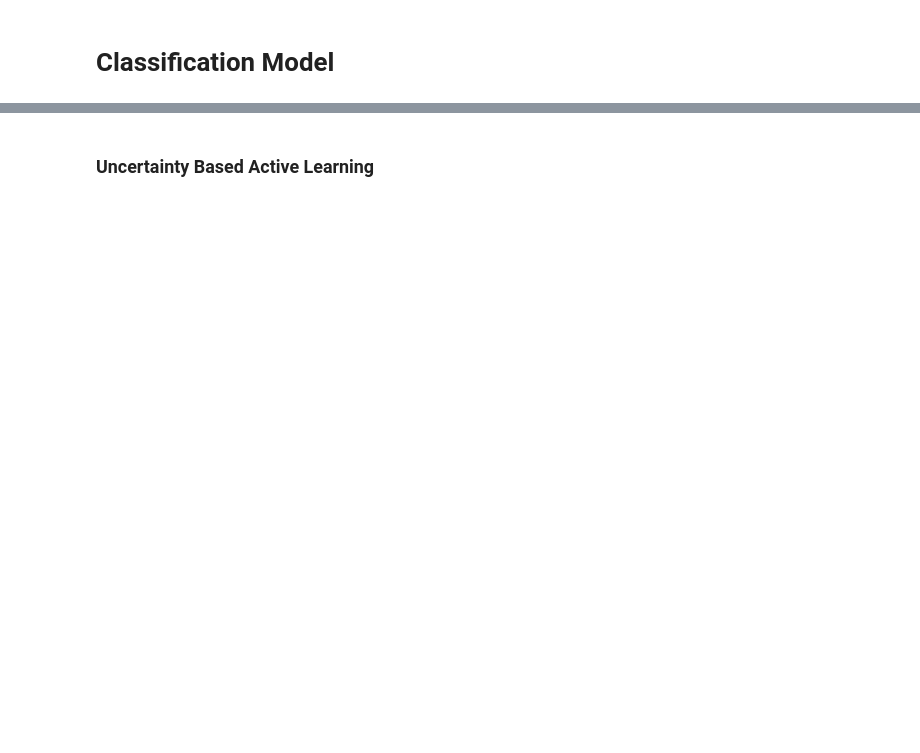
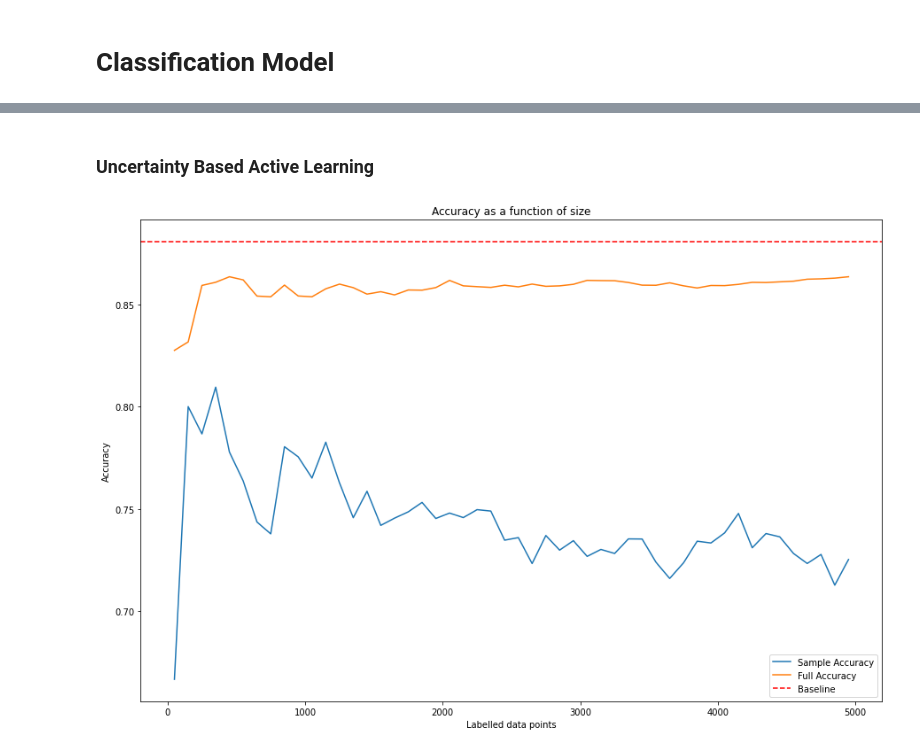
Before and after one commit to giorgiodemarchi/Duality-Based-Active-Learning, a Jupyter notebook: model.ipynb, the cells around one changed output, grey strips where cells are left out. Saved outputs shown, nothing was run; the diff lists cells and outputs as text; code cells hidden in the pictures; blank space fills up the shorter version.

Commit message:
first active learnings

```diff
--- a/model.ipynb
+++ b/model.ipynb
@@ -101,2 +97,2 @@ plt.show()
 # %% [markdown]
-### Uncertainty Based Active Learning
+### **Uncertainty Based Active Learning**
@@ -102,0 +131,22 @@ plt.show()
+# %%
+accuracies_df = pd.DataFrame(accuracies).T
+accuracies_df.columns = ['Sample Accuracy', 'Full Accuracy']
+# %%
+import matplotlib.pyplot as plt
+
+plt.figure(figsize=(15,10))
+
+plt.plot(accuracies_df.reset_index()['index'], accuracies_df['Sample Accuracy'], label='Sample Accuracy')
+plt.plot(accuracies_df.reset_index()['index'], accuracies_df['Full Accuracy'], label='Full Accuracy')
+
+# Baseline accuracy
+plt.axhline(y=baseline_accuracy, color='r', linestyle='--', label='Baseline')
+
+plt.legend()
+plt.title('Accuracy as a function of size')
+plt.xlabel('Labelled data points')
+plt.ylabel('Accuracy')
+
+plt.show()
+# %% [output]
+[figure, added]
```
Also changed, not shown: parts of 11 cells of this notebook.
